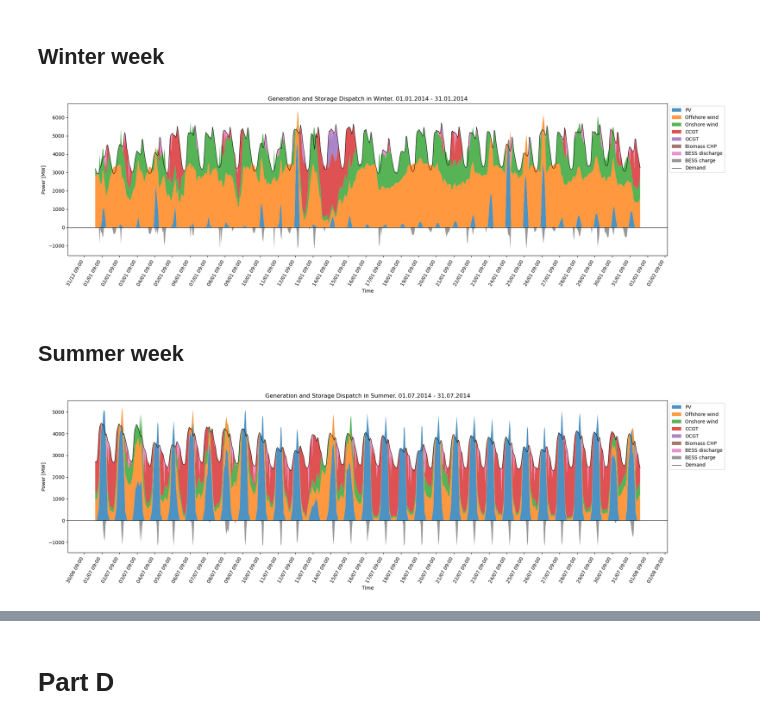
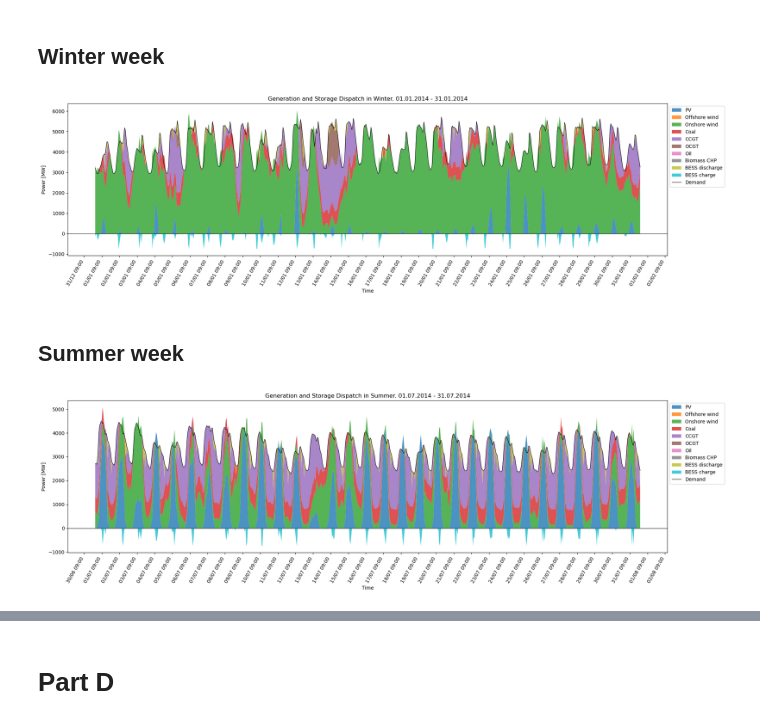
Before and after one commit to martinsiitam/ieg-spring-2026, a Jupyter notebook: martin/project.ipynb, the cells around one changed output, grey strips where cells are left out. Drawn from its saved outputs; the diff is of its cells as text; code cells hidden in the pictures.

```diff
--- a/martin/project.ipynb
+++ b/martin/project.ipynb
@@ -128,6 +128,8 @@ pv_lifetime = 35 # years
 ccgt_lifetime = 25 # years
 ocgt_lifetime = 25 # years
 biomass_chp_lifetime = 25 # years
+coal_lifetime = 45 # years
+oil_lifetime = 32 # years
 
 # CAPEX
 onshore_wind_capex = 1160000 # EUR/MW
@@ -136,6 +138,8 @@ pv_capex = 500000 # EUR/MW
 ccgt_capex = 900000 # EUR/MW
 ocgt_capex = 600000 # EUR/MW
 biomass_chp_capex = 5000000 # EUR/MW
+coal_capex = 2750000 # EUR/MW
+oil_capex = 900000 # EUR/MW
 
 # Annualised capital costs
 annualised_offshore_wind_capex = offshore_wind_capex / offshore_wind_lifetime # EUR/MW/year
@@ -144,6 +148,9 @@ annualised_pv_capex = pv_capex / pv_lifetime # EUR/MW/year
 annualised_ccgt_capex = ccgt_capex / ccgt_lifetime # EUR/MW/year
 annualised_ocgt_capex = ocgt_capex / ocgt_lifetime # EUR/MW/year
 annualised_chp_capex = biomass_chp_capex / biomass_chp_lifetime # EUR/MW/year
+annualised_coal_capex = coal_capex / coal_lifetime # EUR/MW/year
+annualised_oil_capex = oil_capex / oil_lifetime # EUR/MW/year
+
 
 # Annual OPEX costs
 offshore_wind_opex = 40000 # EUR/MW/year
@@ -152,6 +159,8 @@ pv_opex = 10500 # EUR/MW/year
 ccgt_opex = 30500 # EUR/MW/year
 ocgt_opex = 20000 # EUR/MW/year
 chp_opex = 150000 # EUR/MW/year
+coal_opex = 45 * 1000 # EUR/MW/year
+oil_opex = 35 * 1000 # EUR/MW/year
 
 # Efficiencies of generators
 ccgt_efficiency = 0.57
@@ -161,6 +170,8 @@ chp_efficiency = 0.25
 # Input costs
 gas_price = 30 # €/MWh
 chp_input_price = 25 # €/MWh
+coal_fuel_price = 27.5 # €/MWh
+oil_fuel_price = 95 # €/MWh
 
 # Setting up marginal generation costs
 onshore_wind_marginal_cost = 4 # EUR/MWh
@@ -169,6 +180,8 @@ pv_marginal_cost = 0 # EUR/MWh
 ccgt_marginal_cost = 4.5 + gas_price / ccgt_efficiency # EUR/MWh
 ocgt_marginal_cost =  4.5 + gas_price / ocgt_efficiency # EUR/MWh
 chp_marginal_cost = 15 + chp_input_price / chp_efficiency # EUR/MWh
+coal_marginal_cost = 4 + coal_fuel_price # EUR/MWh
+oil_marginal_cost = 5 + oil_fuel_price # EUR/MWh
 # %% [markdown]
 # PyPsa setup
 # %%
@@ -939,36 +1039,36 @@ for col in storage_charge_plot.columns:
         neg_cum = neg_cum + y
 
 # Demand line
 ax.plot(
     demand_plot.index,
     demand_plot.to_numpy(),
     linewidth=0.8,
     color="black",
     label="Demand"
 )
 
 ax.xaxis.set_major_locator(mdates.HourLocator(interval=24))
 ax.xaxis.set_major_formatter(mdates.DateFormatter("%d/%m %H:%M"))
 plt.setp(ax.get_xticklabels(), rotation=60, ha="right")
 
 ax.axhline(0, color="black", linewidth=0.8)
 
 ax.set_ylabel("Power [MW]")
 ax.set_xlabel("Time")
 
 if capacity_factor_year is not None:
     ax.set_title(
-        f"Generation and Storage Dispatch in Winter. "
+        f"Denmark Generation and Storage Dispatch in Winter. "
         f"{start_date.strftime('%d.%m.%Y')} - {end_date.strftime('%d.%m.%Y')}"
     )
 else:
-    ax.set_title("Generation and Storage Dispatch in Winter. Capacity Factors 10 year average 2007 - 2017.")
+    ax.set_title("Denmark Generation and Storage Dispatch in Winter. Capacity Factors 10 year average 2007 - 2017.")
 
 ax.legend(loc="upper left", bbox_to_anchor=(1, 1))
 plt.tight_layout()
 plt.show()
 # %% [output]
-[figure, old version]
+[figure, new version]
 # %% [markdown]
 ## Summer week
 # %%
@@ -1083,17 +1183,17 @@ ax.set_xlabel("Time")
 
 if capacity_factor_year is not None:
     ax.set_title(
-        f"Generation and Storage Dispatch in Summer. "
+        f"Denmark Generation and Storage Dispatch in Summer. "
         f"{start_date.strftime('%d.%m.%Y')} - {end_date.strftime('%d.%m.%Y')}"
     )
 else:
-    ax.set_title("Generation and Storage Dispatch in Summer. Capacity Factors 10 year average 2007 - 2017.")
+    ax.set_title("Denmark Generation and Storage Dispatch in Summer. Capacity Factors 10 year average 2007 - 2017.")
 
 ax.legend(loc="upper left", bbox_to_anchor=(1, 1))
 plt.tight_layout()
 plt.show()
 # %% [output]
-[figure, old version]
+[figure, new version]
 # %%
 # Generators
 gen_capacity = n.generators[["carrier", "p_nom_opt"]].copy()
```
Also changed, not shown: parts of 24 cells of this notebook, 3 other files.
